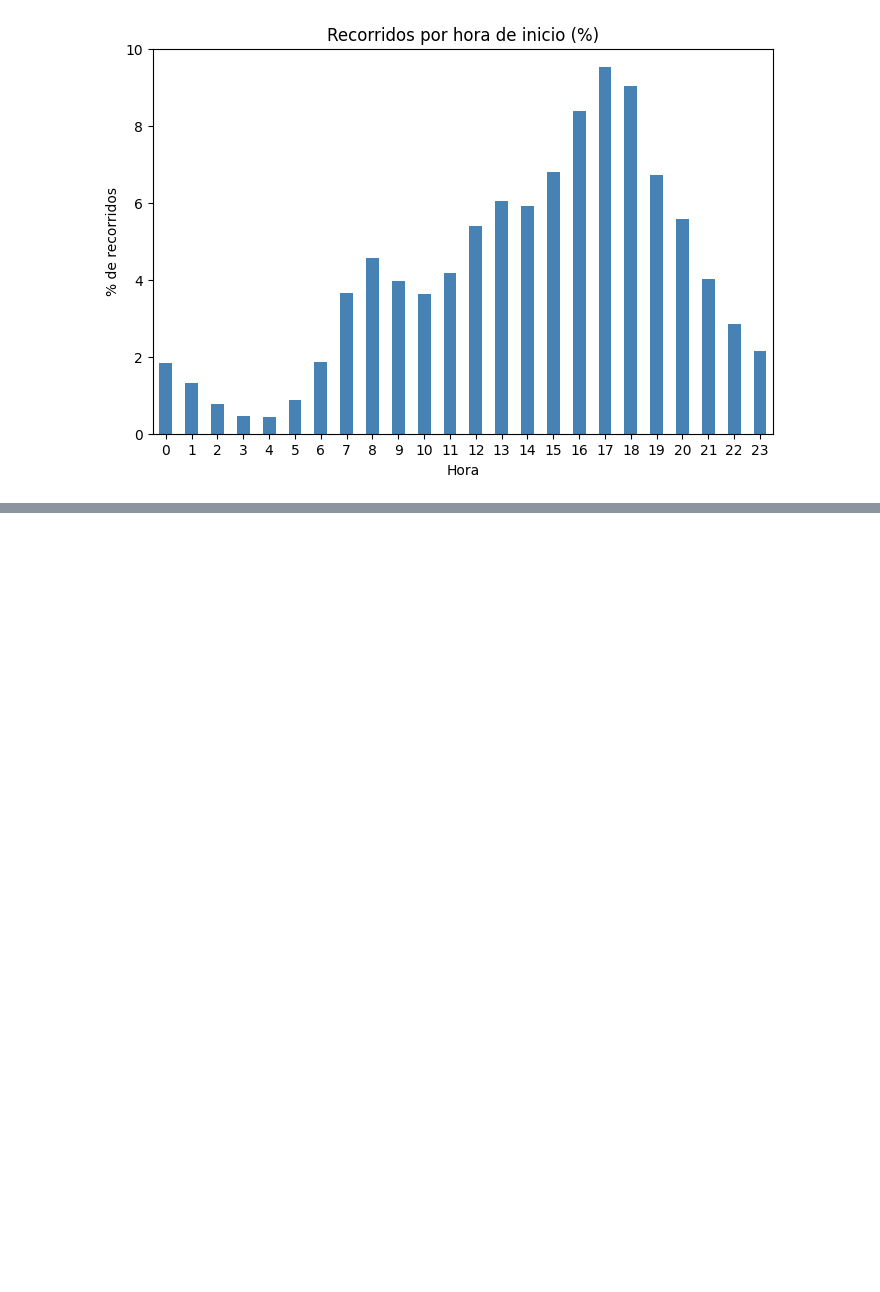
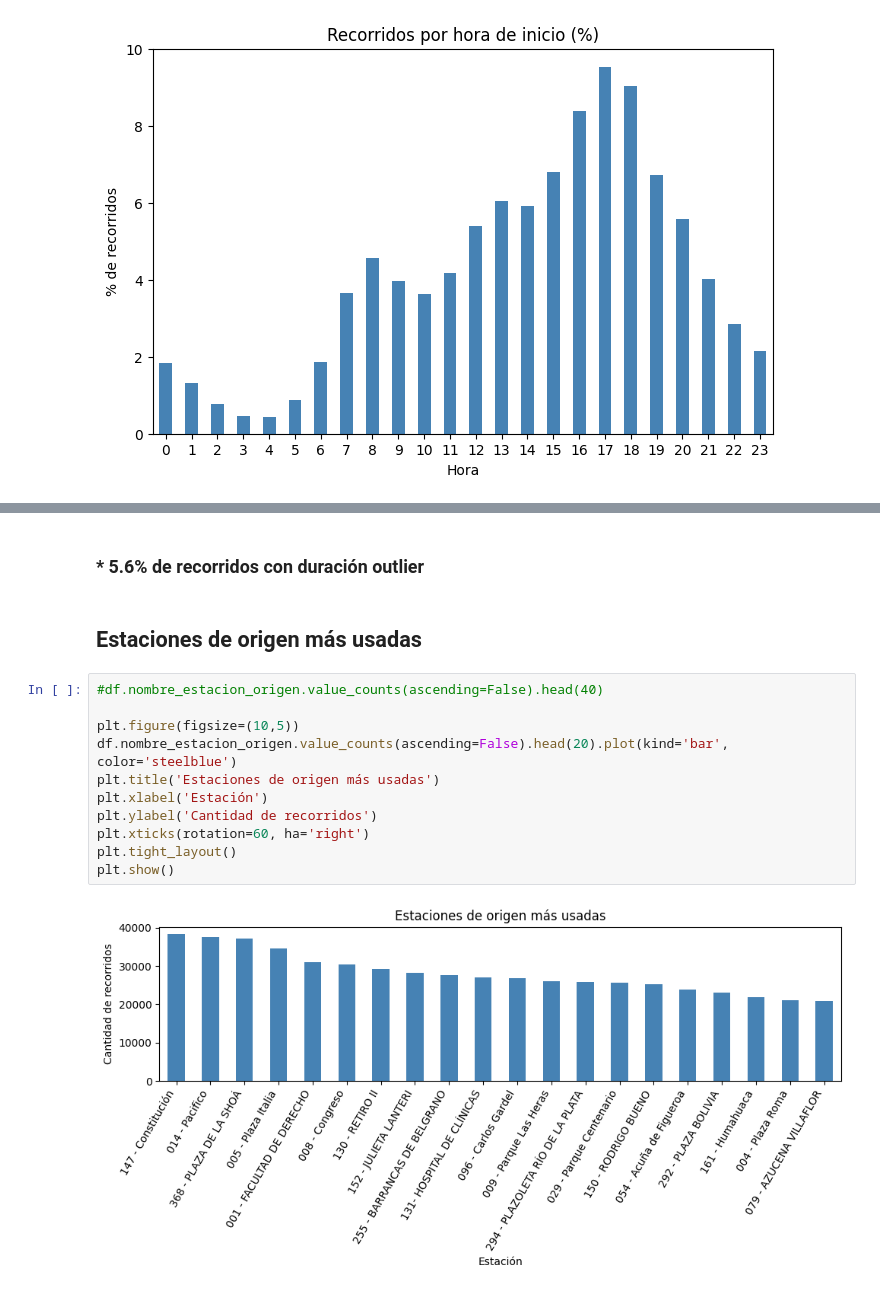
Before and after one commit to JuanPalomeque/Recorridos-en-Ecobicis, a Jupyter notebook: ecobicis.ipynb, the cells around one changed output, grey strips where cells are left out. Cells and saved outputs as stored; diff of their text form; blank space fills up the shorter version.

```diff
--- a/ecobicis.ipynb
+++ b/ecobicis.ipynb
@@ -372,0 +413,17 @@ MAD: 7.600000000000001
+# %% [markdown]
+### * 5.6% de recorridos con duración outlier
+# %% [markdown]
+## Estaciones de origen más usadas
+# %%
+#df.nombre_estacion_origen.value_counts(ascending=False).head(40)
+
+plt.figure(figsize=(10,5))
+df.nombre_estacion_origen.value_counts(ascending=False).head(20).plot(kind='bar', color='steelblue')
+plt.title('Estaciones de origen más usadas')
+plt.xlabel('Estación')
+plt.ylabel('Cantidad de recorridos')
+plt.xticks(rotation=60, ha='right')
+plt.tight_layout()
+plt.show()
+# %% [output]
+[figure, added]
```
Also changed, not shown: parts of 9 cells of this notebook.
